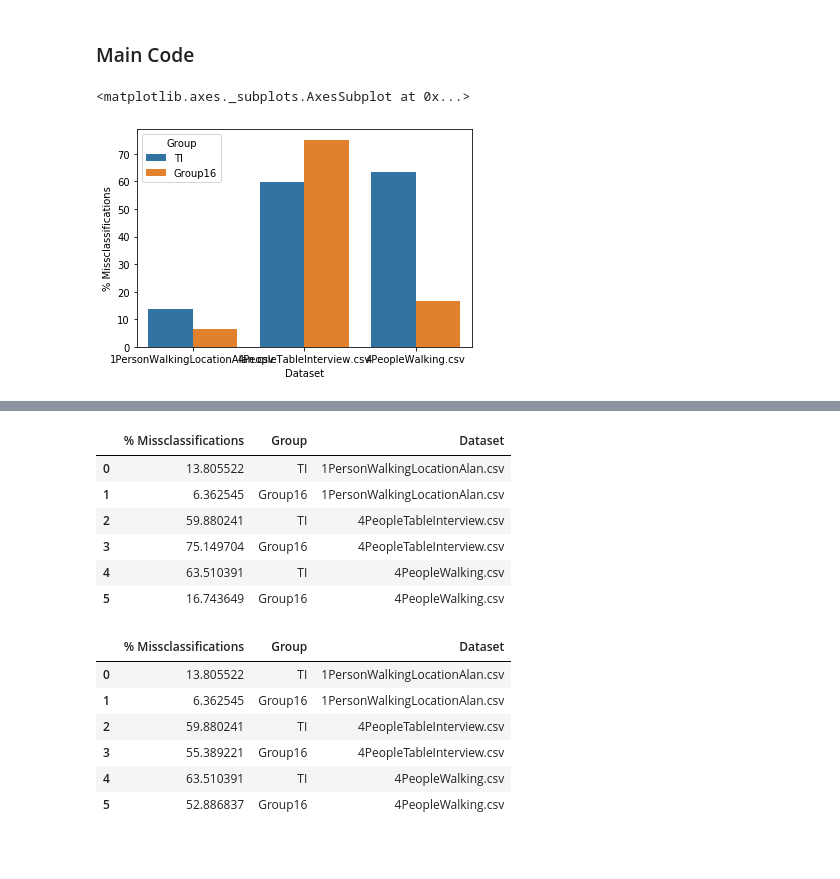
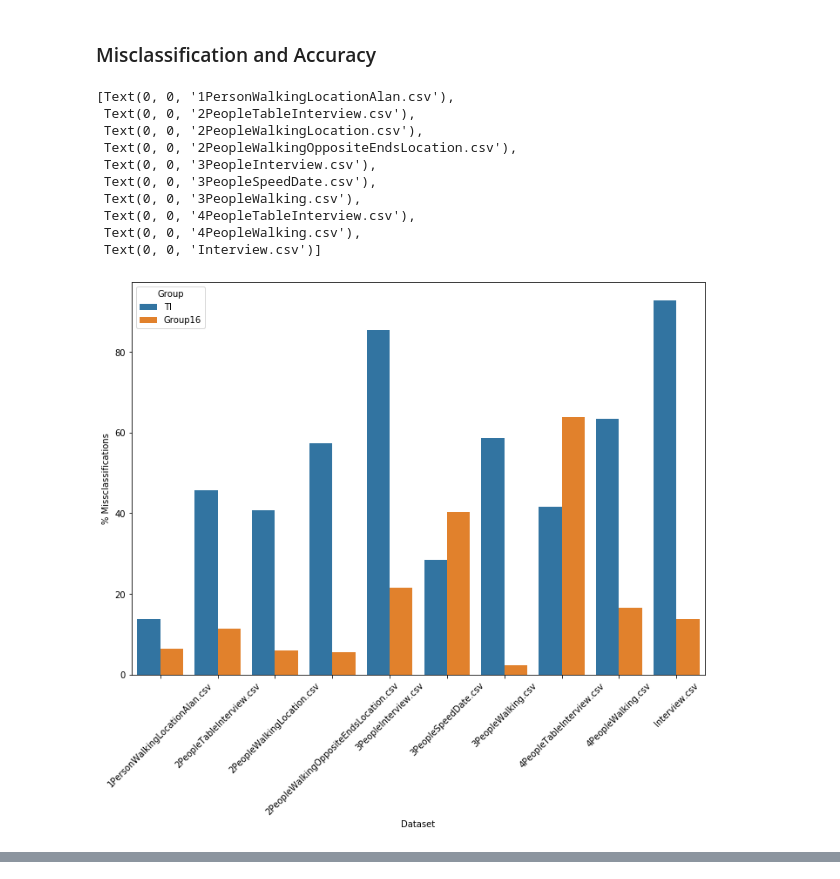
Before and after one commit to has-c/OccupancyDetection, a Jupyter notebook: Python/Results .ipynb, the cells around one changed output, grey strips where cells are left out. Saved outputs shown, nothing was run; the diff lists cells and outputs as text; code cells hidden in the pictures; blank space fills up the shorter version.

Commit message:
rmse, misclassifications and accuracy graphs

```diff
--- a/Python/Results .ipynb
+++ b/Python/Results .ipynb
@@ -10,32 +11,65 @@ import seaborn as sns
 #get all required dataset files
 tiVsAlgFiles = os.listdir('C:\\Users\\hasna\\Documents\\GitHub\\OccupancyDetection\\Results\\Algorithm vs TI')
 groundTruthFiles = os.listdir('C:\\Users\\hasna\\Documents\\GitHub\\OccupancyDetection\\Results\\Ground Truth')
-# %% [markdown]
-### Main Code
+# %% [markdown]
+### Misclassification and Accuracy
 # %%
 missclassifications = np.array([])
+accuracy = np.array([])
 for name in tiVsAlgFiles:
     path = 'C:\\Users\\hasna\\Documents\\GitHub\\OccupancyDetection\\Results\\Algorithm vs TI\\' + name
     tiVsAlgDf = pd.read_csv(path, usecols=['TI', 'Group 16'], dtype=int)
     path = 'C:\\Users\\hasna\\Documents\\GitHub\\OccupancyDetection\\Results\\Ground Truth\\' + name
     groundTruthDf = pd.read_csv(path, usecols=['Expected Kalman'], dtype=int)
 
+    #remove rows with 111 in them (invalid rows)
+    mask = np.logical_not(np.equal(groundTruthDf.values, 111))
+    groundTruthDf = groundTruthDf[mask]
+    tiVsAlgDf = tiVsAlgDf[mask]
+
     #compare the ground truth to TI
     if missclassifications.size == 0:
         missclassifications = np.array([zero_one_loss(groundTruthDf['Expected Kalman'], tiVsAlgDf['TI'])*100, 'TI', name])
+        accuracy = np.array([np.subtract(100,zero_one_loss(groundTruthDf['Expected Kalman'], tiVsAlgDf['TI'])*100), 'TI', name])
         missclassifications = np.vstack((missclassifications,
                                         np.array([zero_one_loss(groundTruthDf['Expected Kalman'], tiVsAlgDf['Group 16'])*100, 'Group16',name])))
+        accuracy = np.vstack((accuracy, np.array([np.subtract(100,zero_one_loss(groundTruthDf['Expected Kalman'], tiVsAlgDf['Group 16'])*100), 'Group16',name])))
     else:
         missclassifications = np.vstack((missclassifications,
                                         np.array([zero_one_loss(groundTruthDf['Expected Kalman'], tiVsAlgDf['TI'])*100, 'TI',name])))
+        accuracy = np.vstack((accuracy, np.array([np.subtract(100,zero_one_loss(groundTruthDf['Expected Kalman'], tiVsAlgDf['TI'])*100), 'TI',name])))
+
         missclassifications = np.vstack((missclassifications,
                                         np.array([zero_one_loss(groundTruthDf['Expected Kalman'], tiVsAlgDf['Group 16'])*100, 'Group16',name])))
 
+        accuracy = np.vstack((accuracy, np.array([np.subtract(100,zero_one_loss(groundTruthDf['Expected Kalman'], tiVsAlgDf['Group 16'])*100), 'Group16',name])))
 
 missclassificationsDf = pd.DataFrame(missclassifications)
 missclassificationsDf.columns = ['% Missclassifications', 'Group', 'Dataset']
 missclassificationsDf['% Missclassifications'] = missclassificationsDf['% Missclassifications'].astype(dtype=np.float32)
-sns.barplot(x='Dataset', y='% Missclassifications', hue='Group', data=missclassificationsDf)
+
+accuracyDf = pd.DataFrame(accuracy)
+accuracyDf.columns = ['Accuracy %', 'Group', 'Dataset']
+accuracyDf['Accuracy %'] = accuracyDf['Accuracy %'].astype(dtype=np.float32)
+
+fig, ax = plt.subplots()
+fig.set_size_inches(11.8, 8.3)
+missPlot = sns.barplot(x='Dataset', y='% Missclassifications', hue='Group', data=missclassificationsDf)
+missPlot.set_xticklabels(missPlot.get_xticklabels(), rotation=45)
+
+fig, ax = plt.subplots()
+fig.set_size_inches(11.8, 8.3)
+accPlot = sns.barplot(x='Dataset', y='Accuracy %', hue='Group', data=accuracyDf)
+accPlot.set_xticklabels(accPlot.get_xticklabels(), rotation=45)
 # %% [output]
-<matplotlib.axes._subplots.AxesSubplot at 0x...>
+[Text(0, 0, '1PersonWalkingLocationAlan.csv'),
+ Text(0, 0, '2PeopleTableInterview.csv'),
+ Text(0, 0, '2PeopleWalkingLocation.csv'),
+ Text(0, 0, '2PeopleWalkingOppositeEndsLocation.csv'),
+ Text(0, 0, '3PeopleInterview.csv'),
+ Text(0, 0, '3PeopleSpeedDate.csv'),
+ Text(0, 0, '3PeopleWalking.csv'),
+ Text(0, 0, '4PeopleTableInterview.csv'),
+ Text(0, 0, '4PeopleWalking.csv'),
+ Text(0, 0, 'Interview.csv')]
-[figure, old version]
+[figure, new version]
@@ -42,20 +76,0 @@ sns.barplot(x='Dataset', y='% Missclassifications', hue='Group', data=missclassi
-# %%
-missclassificationsDf
-# %% [output]
-|  | % Missclassifications | Group | Dataset |
-| 0 | 13.805522 | TI | 1PersonWalkingLocationAlan.csv |
-| 1 | 6.362545 | Group16 | 1PersonWalkingLocationAlan.csv |
-| 2 | 59.880241 | TI | 4PeopleTableInterview.csv |
-| 3 | 75.149704 | Group16 | 4PeopleTableInterview.csv |
-| 4 | 63.510391 | TI | 4PeopleWalking.csv |
-| 5 | 16.743649 | Group16 | 4PeopleWalking.csv |
-# %%
-missclassificationsDf
-# %% [output]
-|  | % Missclassifications | Group | Dataset |
-| 0 | 13.805522 | TI | 1PersonWalkingLocationAlan.csv |
-| 1 | 6.362545 | Group16 | 1PersonWalkingLocationAlan.csv |
-| 2 | 59.880241 | TI | 4PeopleTableInterview.csv |
-| 3 | 55.389221 | Group16 | 4PeopleTableInterview.csv |
-| 4 | 63.510391 | TI | 4PeopleWalking.csv |
-| 5 | 52.886837 | Group16 | 4PeopleWalking.csv |
```
Also changed, not shown: parts of 8 cells of this notebook, 16 other files.
